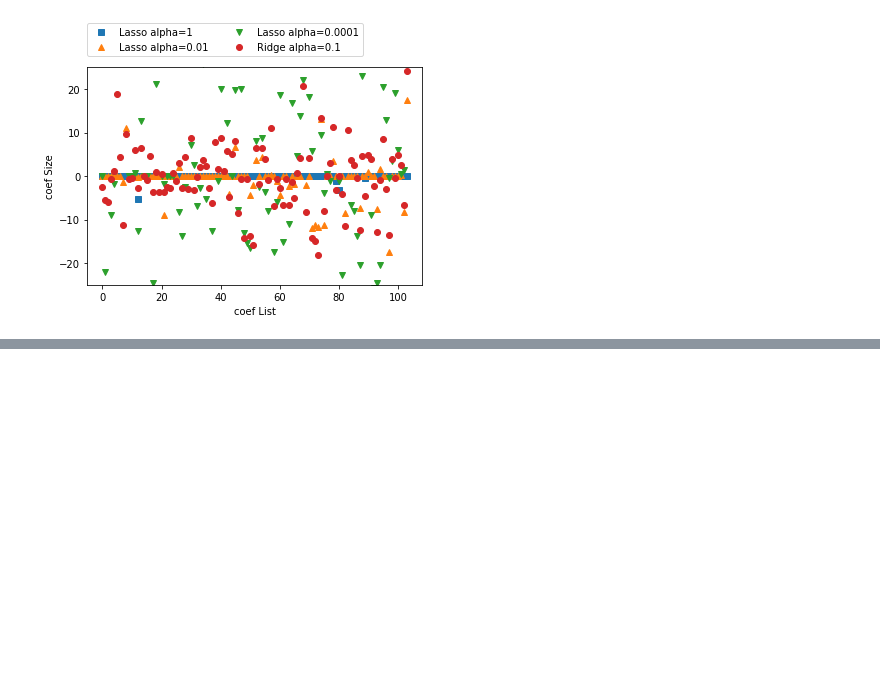
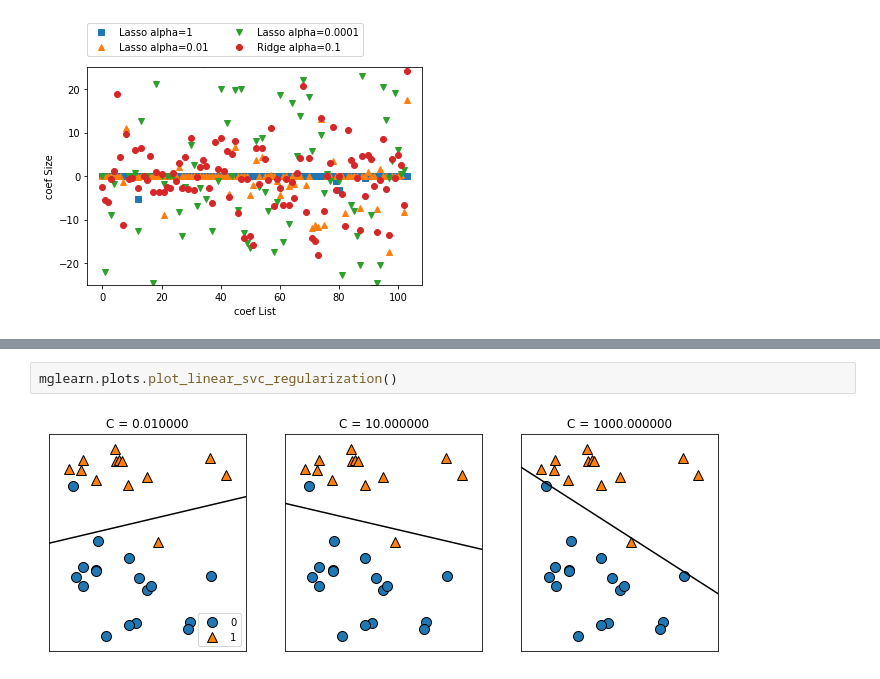
Before and after one commit to JMmmmuu/ML, a Jupyter notebook: IntroToMLwithPython/2_SupervisedLearning.ipynb, the cells around one changed output, grey strips where cells are left out. Cells and saved outputs as stored; diff of their text form; blank space fills up the shorter version.

```diff
--- a/IntroToMLwithPython/2_SupervisedLearning.ipynb
+++ b/IntroToMLwithPython/2_SupervisedLearning.ipynb
@@ -339,0 +361,4 @@ Text(0,0.5,'coef Size')
+# %%
+mglearn.plots.plot_linear_svc_regularization()
+# %% [output]
+[figure, added]
```
Also changed, not shown: parts of 7 cells of this notebook.
